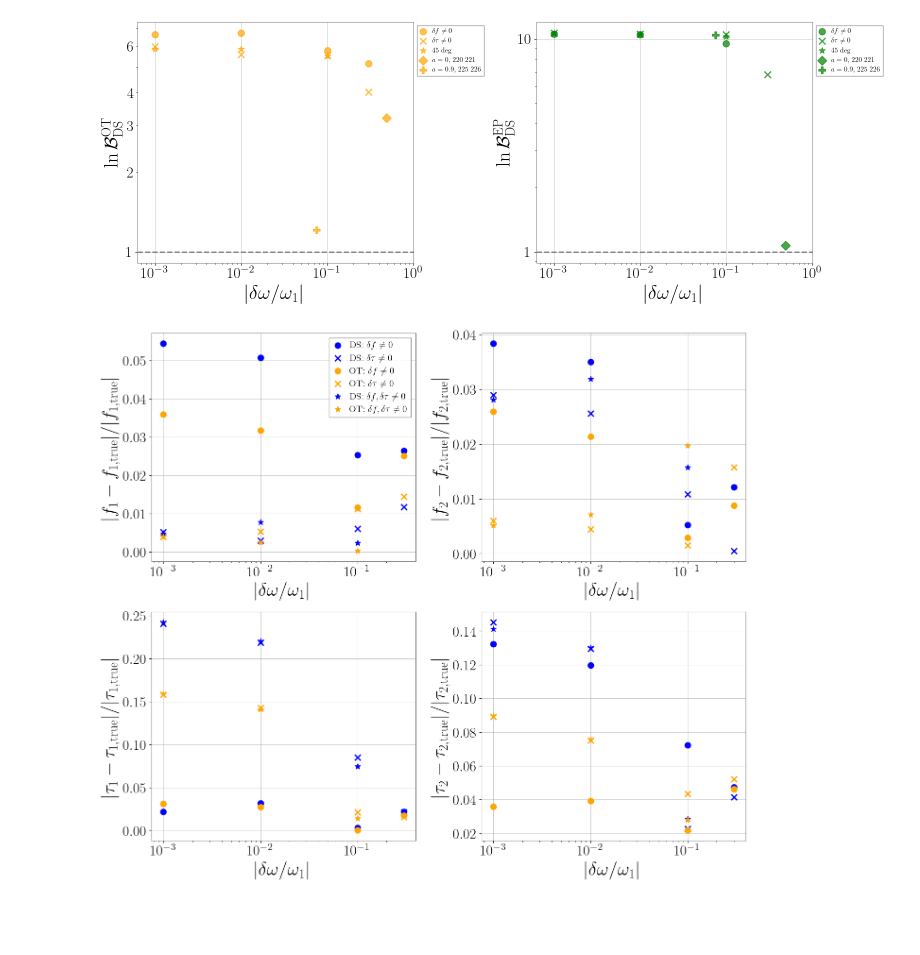
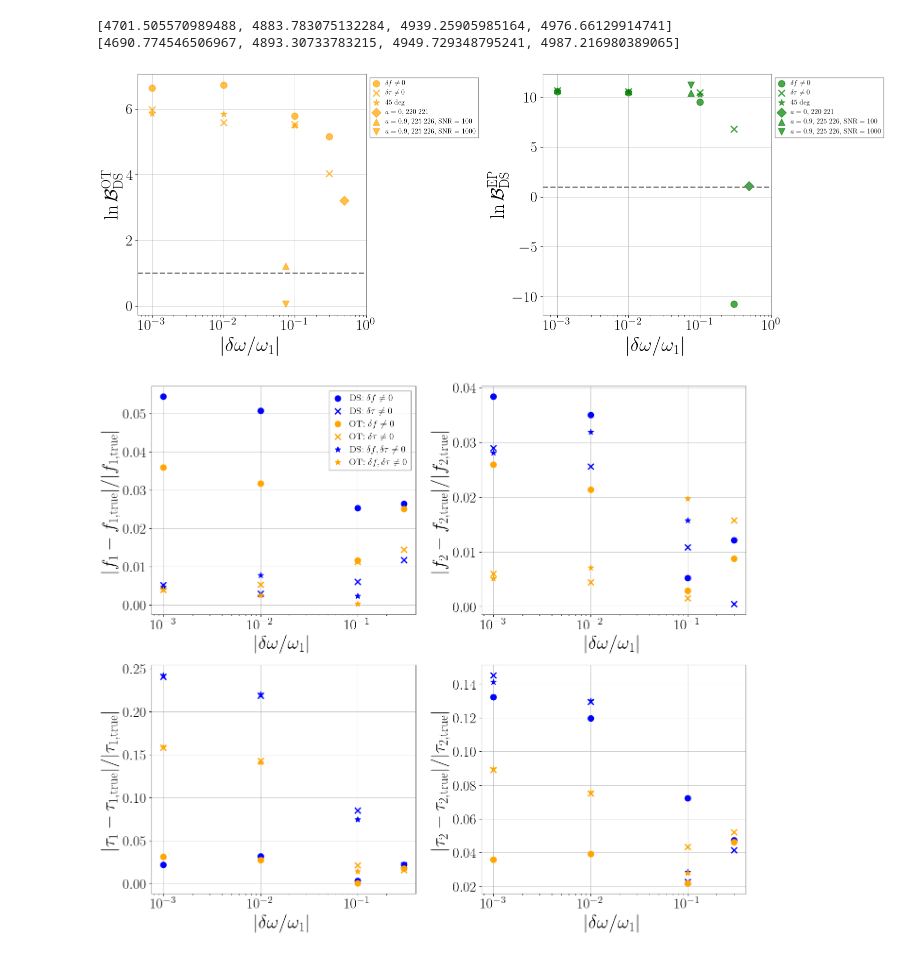
Before and after one commit to Hayato-Imafuku/ringdown, a Jupyter notebook: calculate_resolvability_of_complex_frequencies.ipynb, the cells around one changed output. Saved outputs shown, nothing was run; the diff lists cells and outputs as text; code cells hidden in the pictures; blank space fills up the shorter version.

```diff
--- a/calculate_resolvability_of_complex_frequencies.ipynb
+++ b/calculate_resolvability_of_complex_frequencies.ipynb
@@ -653,6 +832,8 @@ OT_lnB_shiftIm_pyring = [r['lnB'] for r in OT_result_list_pyring if r['resolvabi
 EP_dw_over_w1_pyring = [r['dw_over_w1'] for r in EP_result_list_pyring if r['resolvability_f'] is not None]
 EP_lnB_shiftRe_pyring = [r['lnB'] for r in EP_result_list_pyring if r['resolvability_f'] is not None]
 EP_lnB_shiftIm_pyring = [r['lnB'] for r in EP_result_list_pyring if r['resolvability_tau'] is not None]
+print(DS_lnB_shiftRe_pyring)
+print(EP_lnB_shiftRe_pyring)
 
 lnB_shiftRe_OT_DS = np.array(OT_lnB_shiftRe_pyring) - np.array(DS_lnB_shiftRe_pyring)
 lnB_shiftRe_EP_DS = np.array(EP_lnB_shiftRe_pyring) - np.array(DS_lnB_shiftRe_pyring)
@@ -684,46 +865,60 @@ EP_220_221_lnB_pyring = [r['lnB'] for r in EP_220_221_result_list_pyring if r['r
 
 lnB_220_221_OT_DS = np.array(OT_220_221_lnB_pyring) - np.array(DS_220_221_lnB_pyring)
 lnB_220_221_EP_DS = np.array(EP_220_221_lnB_pyring) - np.array(DS_220_221_lnB_pyring)
 ax[0].scatter(DS_220_221_dw_over_w1_pyring, lnB_220_221_OT_DS, marker='D', color='orange', label=r'$a=0$, 220 221', s=marker_size, alpha=marker_alpha)
 ax[1].scatter(DS_220_221_dw_over_w1_pyring, lnB_220_221_EP_DS, marker='D', color='green', label=r'$a=0$, 220 221', s=marker_size, alpha=marker_alpha)
 
 
-DS_kerr_225_226_dw_over_w1_pyring = [r['dw_over_w1'] for r in DS_kerr_225_226_result_list_pyring if r['resolvability_f'] is not None]
-DS_kerr_225_226_lnB_pyring = [r['lnB'] for r in DS_kerr_225_226_result_list_pyring if r['resolvability_f'] is not None]
-OT_kerr_225_226_dw_over_w1_pyring = [r['dw_over_w1'] for r in OT_kerr_225_226_result_list_pyring if r['resolvability_f'] is not None]
-OT_kerr_225_226_lnB_pyring = [r['lnB'] for r in OT_kerr_225_226_result_list_pyring if r['resolvability_f'] is not None]
-EP_kerr_225_226_dw_over_w1_pyring = [r['dw_over_w1'] for r in EP_kerr_225_226_result_list_pyring if r['resolvability_f'] is not None]
-EP_kerr_225_226_lnB_pyring = [r['lnB'] for r in EP_kerr_225_226_result_list_pyring if r['resolvability_f'] is not None]
+DS_kerr_225_226_snr100_dw_over_w1_pyring = [r['dw_over_w1'] for r in DS_kerr_225_226_snr100_result_list_pyring if r['resolvability_f'] is not None]
+DS_kerr_225_226_snr100_lnB_pyring = [r['lnB'] for r in DS_kerr_225_226_snr100_result_list_pyring if r['resolvability_f'] is not None]
+OT_kerr_225_226_snr100_dw_over_w1_pyring = [r['dw_over_w1'] for r in OT_kerr_225_226_snr100_result_list_pyring if r['resolvability_f'] is not None]
+OT_kerr_225_226_snr100_lnB_pyring = [r['lnB'] for r in OT_kerr_225_226_snr100_result_list_pyring if r['resolvability_f'] is not None]
+EP_kerr_225_226_snr100_dw_over_w1_pyring = [r['dw_over_w1'] for r in EP_kerr_225_226_snr100_result_list_pyring if r['resolvability_f'] is not None]
+EP_kerr_225_226_snr100_lnB_pyring = [r['lnB'] for r in EP_kerr_225_226_snr100_result_list_pyring if r['resolvability_f'] is not None]
 
-lnB_kerr_225_226_OT_DS = np.array(OT_kerr_225_226_lnB_pyring) - np.array(DS_kerr_225_226_lnB_pyring)
-lnB_kerr_225_226_EP_DS = np.array(EP_kerr_225_226_lnB_pyring) - np.array(DS_kerr_225_226_lnB_pyring)
-ax[0].scatter(DS_kerr_225_226_dw_over_w1_pyring, lnB_kerr_225_226_OT_DS, marker='P', color='orange', label=r'$a=0.9$, 225 226', s=marker_size, alpha=marker_alpha)
-ax[1].scatter(DS_kerr_225_226_dw_over_w1_pyring, lnB_kerr_225_226_EP_DS, marker='P', color='green', label=r'$a=0.9$, 225 226', s=marker_size, alpha=marker_alpha)
+lnB_kerr_225_226_OT_DS = np.array(OT_kerr_225_226_snr100_lnB_pyring) - np.array(DS_kerr_225_226_snr100_lnB_pyring)
+lnB_kerr_225_226_EP_DS = np.array(EP_kerr_225_226_snr100_lnB_pyring) - np.array(DS_kerr_225_226_snr100_lnB_pyring)
+ax[0].scatter(DS_kerr_225_226_snr100_dw_over_w1_pyring, lnB_kerr_225_226_OT_DS, marker='^', color='orange', label=r'$a=0.9$, 225 226, $\mathrm{SNR}=100$', s=marker_size, alpha=marker_alpha)
+ax[1].scatter(DS_kerr_225_226_snr100_dw_over_w1_pyring, lnB_kerr_225_226_EP_DS, marker='^', color='green', label=r'$a=0.9$, 225 226, $\mathrm{SNR}=100$', s=marker_size, alpha=marker_alpha)
+
+DS_kerr_225_226_snr1000_dw_over_w1_pyring = [r['dw_over_w1'] for r in DS_kerr_225_226_snr1000_result_list_pyring if r['resolvability_f'] is not None]
+DS_kerr_225_226_snr1000_lnB_pyring = [r['lnB'] for r in DS_kerr_225_226_snr1000_result_list_pyring if r['resolvability_f'] is not None]
+OT_kerr_225_226_snr1000_dw_over_w1_pyring = [r['dw_over_w1'] for r in OT_kerr_225_226_snr1000_result_list_pyring if r['resolvability_f'] is not None]
+OT_kerr_225_226_snr1000_lnB_pyring = [r['lnB'] for r in OT_kerr_225_226_snr1000_result_list_pyring if r['resolvability_f'] is not None]
+EP_kerr_225_226_snr1000_dw_over_w1_pyring = [r['dw_over_w1'] for r in EP_kerr_225_226_snr1000_result_list_pyring if r['resolvability_f'] is not None]
+EP_kerr_225_226_snr1000_lnB_pyring = [r['lnB'] for r in EP_kerr_225_226_snr1000_result_list_pyring if r['resolvability_f'] is not None]
+
+lnB_kerr_225_226_OT_DS = np.array(OT_kerr_225_226_snr1000_lnB_pyring) - np.array(DS_kerr_225_226_snr1000_lnB_pyring)
+lnB_kerr_225_226_EP_DS = np.array(EP_kerr_225_226_snr1000_lnB_pyring) - np.array(DS_kerr_225_226_snr1000_lnB_pyring)
+ax[0].scatter(DS_kerr_225_226_snr1000_dw_over_w1_pyring, lnB_kerr_225_226_OT_DS, marker='v', color='orange', label=r'$a=0.9$, 225 226, $\mathrm{SNR}=1000$', s=marker_size, alpha=marker_alpha)
+ax[1].scatter(DS_kerr_225_226_snr1000_dw_over_w1_pyring, lnB_kerr_225_226_EP_DS, marker='v', color='green', label=r'$a=0.9$, 225 226, $\mathrm{SNR}=1000$', s=marker_size, alpha=marker_alpha)
 
 ax[0].axhline(y=1, color='gray', linestyle='--')
 ax[0].set_xscale('log')
-ax[0].set_yscale('log')
+# ax[0].set_yscale('log')
 ax[0].set_xlabel(r'$|\delta\omega / \omega_{1}|$')
 ax[0].set_ylabel(r'$\ln \mathcal{B}^{\mathrm{OT}}_{\mathrm{DS}}$')
 ax[0].set_xlim(plot_min, plot_max)
 ax[0].legend(bbox_to_anchor=bbox_to_anchor, loc=loc_legend, fontsize=fontsize_legend)
 ax[0].grid(True)
 
 ax[1].axhline(y=1, color='gray', linestyle='--')
 ax[1].set_xscale('log')
-ax[1].set_yscale('log')
+# ax[1].set_yscale('log')
 ax[1].set_xlabel(r'$|\delta\omega / \omega_{1}|$')
 ax[1].set_ylabel(r'$\ln \mathcal{B}^{\mathrm{EP}}_{\mathrm{DS}}$')
 ax[1].set_xlim(plot_min, plot_max)
 ax[1].legend(bbox_to_anchor=bbox_to_anchor, loc=loc_legend, fontsize=fontsize_legend)
 ax[1].grid(True)
 
 for _ax in ax.flatten():
     _ax.set_axisbelow(True)
 fig.tight_layout()
 plt.show()
 # %% [output]
+[4701.505570989488, 4883.783075132284, 4939.25905985164, 4976.66129914741]
+[4690.774546506967, 4893.30733783215, 4949.729348795241, 4987.216980389065]
-[figure, old version]
+[figure, new version]
 # %%
 fig, ax = plt.subplots(2, 2, figsize=(14, 12))
 
```
Also changed, not shown: parts of 3 cells of this notebook, 26 other files.
